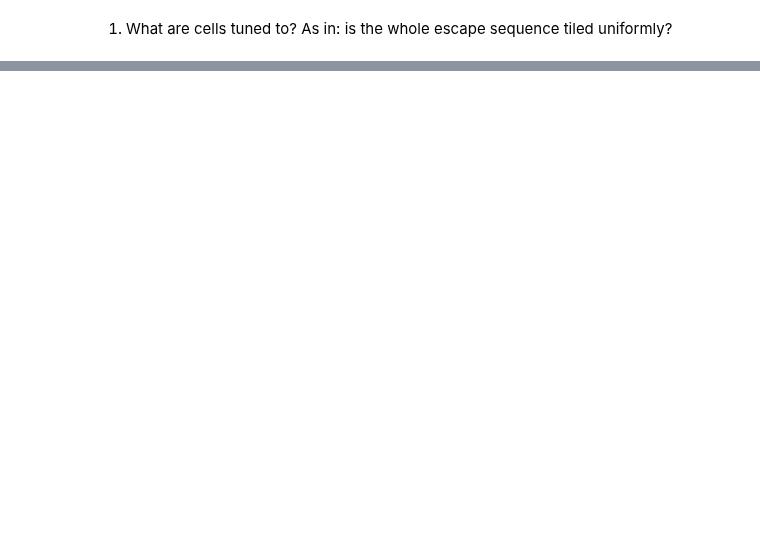
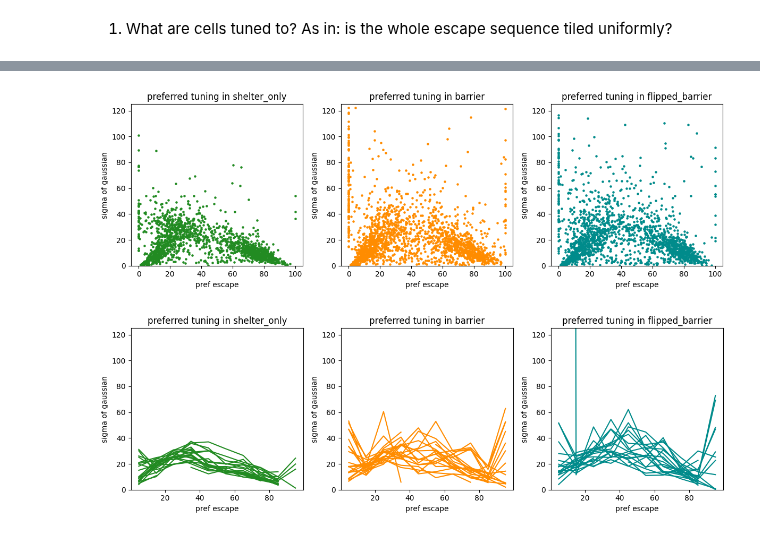
Before and after one commit to BrancoLab/JAL2_subgoal_pipeline, a Jupyter notebook: JR_test_scripts/escape/Tuning_Preference_AcrossSessions.ipynb, the cells around one changed output, grey strips where cells are left out. Drawn from its saved outputs; the diff is of its cells as text; code cells hidden in the pictures; blank space fills up the shorter version.

```diff
--- a/JR_test_scripts/escape/Tuning_Preference_AcrossSessions.ipynb
+++ b/JR_test_scripts/escape/Tuning_Preference_AcrossSessions.ipynb
@@ -132,3 +128,57 @@ Error:
+# %%
+"""Comparing mu and sigma of tuned cells"""
+
+comp = 'escape'
+colors = ['#228B22','#FF8C00','#008B8B']
+fig, axs = plt.subplots(1,3,figsize = (12,4))
+
+# iterate over sessions
+for s in np.unique(sesh_vector):
+    this_sigma = cell_tuning_dict[comp][sesh_vector == s, :, 2]
+    this_mu = cell_tuning_dict[comp][sesh_vector == s, :, 1]
+    this_sig = sig_cell_dict[comp][sesh_vector == s, :]
+    # iterate over conditions
+    for idx, c in enumerate(c_names):
+        sigma = this_sigma[this_sig[:,idx] == 1,:]
+        mu = this_mu[this_sig[:,idx] == 1,:]
+        axs[idx].scatter(mu[:,idx], sigma[:,idx], s = 5, c = colors[idx])
+
+for idx, c in enumerate(c_names):
+    axs[idx].set_title('preferred tuning in ' + c)
+    axs[idx].set_xlabel('pref ' + comp)
+    axs[idx].set_ylabel('sigma of gaussian')
+    axs[idx].set_ylim(0,125)
+
+plt.tight_layout()
+
+fig, axs = plt.subplots(1,3,figsize = (12,4))
+bins = np.arange(0,101,10)
+
+# iterate over sessions
+for s in np.unique(sesh_vector):
+    this_sigma = cell_tuning_dict[comp][sesh_vector == s, :, 2]
+    this_mu = cell_tuning_dict[comp][sesh_vector == s, :, 1]
+    this_sig = sig_cell_dict[comp][sesh_vector == s, :]
+    # iterate over conditions
+    for idx, c in enumerate(c_names):
+        sigma = this_sigma[this_sig[:,idx] == 1,idx]
+        mu = this_mu[this_sig[:,idx] == 1,idx]
+        avg_sigma = np.zeros(len(bins)-1)
+        for b,_ in enumerate(bins[:-1]):
+            # TODO: plot the average mu to sigma for each session!
+            avg_sigma[b] = np.nanmean(sigma[(mu > bins[b]) & (mu <= bins[b+1])])
+        axs[idx].plot(bins[:-1] + 5, avg_sigma, color = colors[idx])
+
+for idx, c in enumerate(c_names):
+    axs[idx].set_title('preferred tuning in ' + c)
+    axs[idx].set_xlabel('pref ' + comp)
+    axs[idx].set_ylabel('sigma of gaussian')
+    axs[idx].set_ylim(0,125)
+
+plt.tight_layout()
+# %% [output]
+[figure, added]
+[figure, added]
 # %%
 """Compare to tuning to shelter distance (bird's flight) in exploration"""
 """Load in data from explore analysis"""
```
Also changed, not shown: parts of 5 cells of this notebook, 4 other files.
